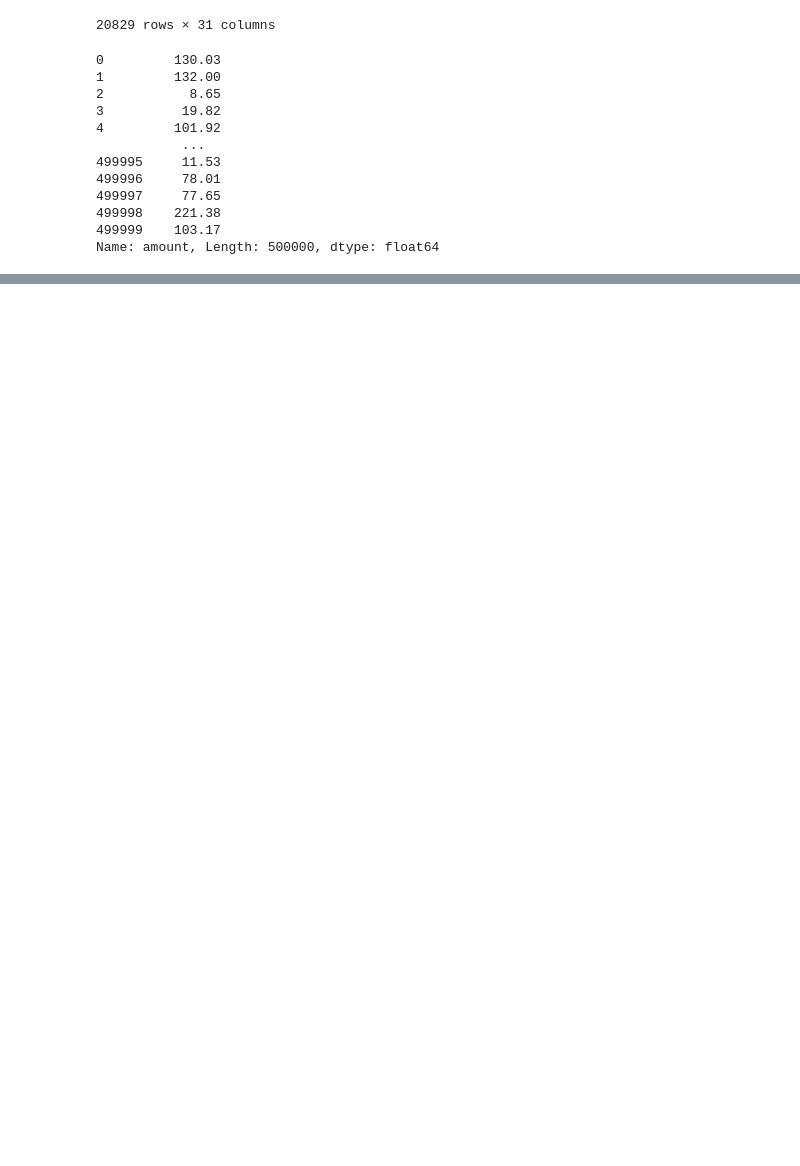
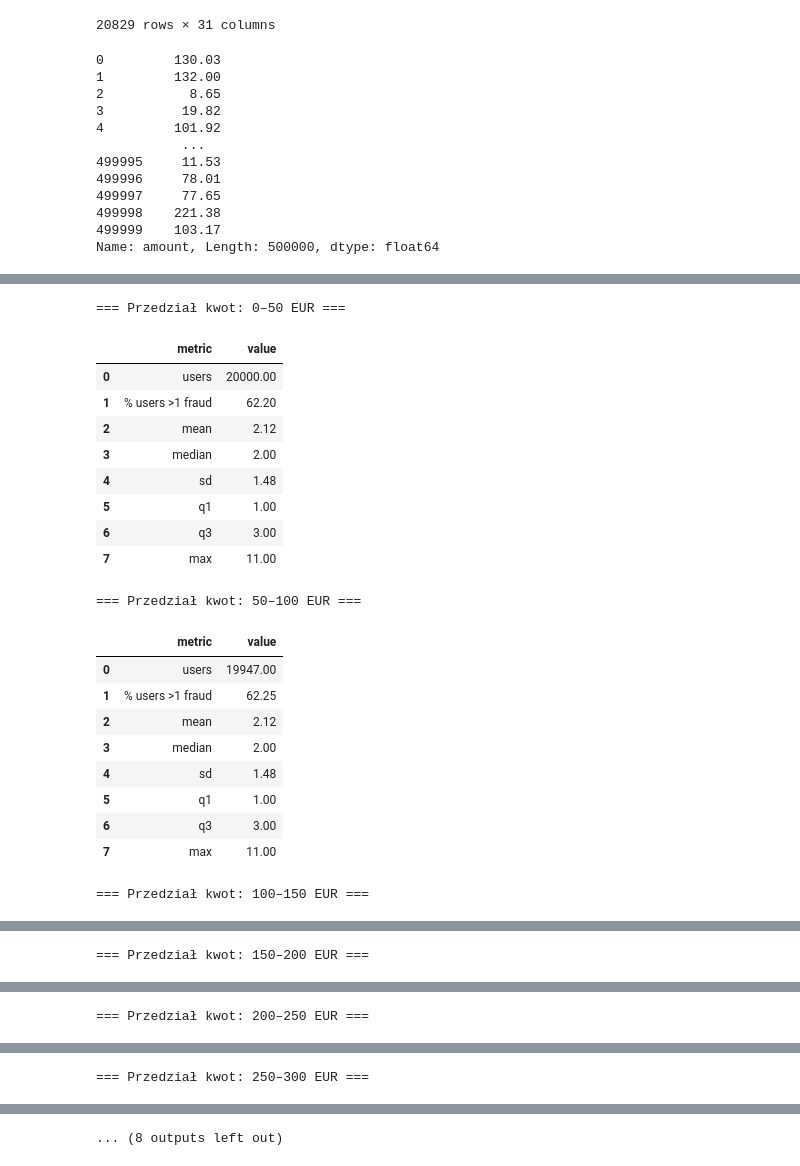
Before and after one commit to AleksanderWWW/gen-z4ikers, a Jupyter notebook: eda.ipynb, the cells around one changed output, grey strips where cells are left out. Saved outputs shown, nothing was run; the diff lists cells and outputs as text; code cells hidden in the pictures; blank space fills up the shorter version.

```diff
--- a/eda.ipynb
+++ b/eda.ipynb
@@ -144,0 +155,74 @@ Name: amount, Length: 500000, dtype: float64
+# %%
+bins   = np.arange(0, 550, 50)
+labels = [f"{bins[i]}–{bins[i+1]}" for i in range(len(bins)-1)]
+df["amount_bin"] = pd.cut(df["amount"], bins=bins, labels=labels,
+                          right=False, include_lowest=True)
+
+
+fraud_per_user = df.groupby("user_id")["is_fraud"].sum().rename("fraud_total")
+df = df.merge(fraud_per_user, on="user_id")
+
+
+rows = []
+for label in labels:
+    users_bin = df.loc[df["amount_bin"] == label, "user_id"].unique()
+    fraud_counts = fraud_per_user.loc[users_bin]
+
+    n_users = len(fraud_counts)
+    pct_gt1 = round((fraud_counts.gt(1).sum() / n_users) * 100, 2) if n_users else 0
+
+    stats = fraud_counts.describe(
+        percentiles=[0.25, 0.75]
+    ).reindex(["mean", "50%", "std", "max", "25%", "75%"]).rename({
+        "50%": "median", "25%": "q1", "75%": "q3"
+    })
+
+    rows.append({
+        "amount_bin": label,
+        "users": n_users,
+        "% users >1 fraud": pct_gt1,
+        "mean": round(stats["mean"], 2),
+        "median": int(stats["median"]),
+        "sd": round(stats["std"], 2),
+        "q1": int(stats["q1"]),
+        "q3": int(stats["q3"]),
+        "max": int(stats["max"])
+    })
+
+result = pd.DataFrame(rows)
+
+
+for _, r in result.iterrows():
+    bin_table = (
+        pd.DataFrame({
+            "metric": ["users", "% users >1 fraud",
+                       "mean", "median", "sd", "q1", "q3", "max"],
+            "value": [r["users"], r["% users >1 fraud"],
+                      r["mean"], r["median"], r["sd"],
+                      r["q1"], r["q3"], r["max"]]
+        })
+    )
+    print(f"\n=== Przedział kwot: {r['amount_bin']} EUR ===")
+    display(bin_table)
+# %% [output]
+=== Przedział kwot: 0–50 EUR ===
+|  | metric | value |
+| 0 | users | 20000.00 |
+| 1 | % users >1 fraud | 62.20 |
+| 2 | mean | 2.12 |
+| 3 | median | 2.00 |
+| 4 | sd | 1.48 |
+| 5 | q1 | 1.00 |
+| 6 | q3 | 3.00 |
+| 7 | max | 11.00 |
+=== Przedział kwot: 50–100 EUR ===
+|  | metric | value |
+| 0 | users | 19947.00 |
+| 1 | % users >1 fraud | 62.25 |
+| 2 | mean | 2.12 |
+| 3 | median | 2.00 |
+| 4 | sd | 1.48 |
+| 5 | q1 | 1.00 |
+| 6 | q3 | 3.00 |
+| 7 | max | 11.00 |
+=== Przedział kwot: 100–150 EUR ===
@@ -144,0 +238 @@ Name: amount, Length: 500000, dtype: float64
+=== Przedział kwot: 150–200 EUR ===
@@ -144,0 +248 @@ Name: amount, Length: 500000, dtype: float64
+=== Przedział kwot: 200–250 EUR ===
@@ -144,0 +258 @@ Name: amount, Length: 500000, dtype: float64
+=== Przedział kwot: 250–300 EUR ===
@@ -144,0 +268 @@ Name: amount, Length: 500000, dtype: float64
+... (8 outputs left out)
```
Also changed, not shown: parts of 22 cells of this notebook.
